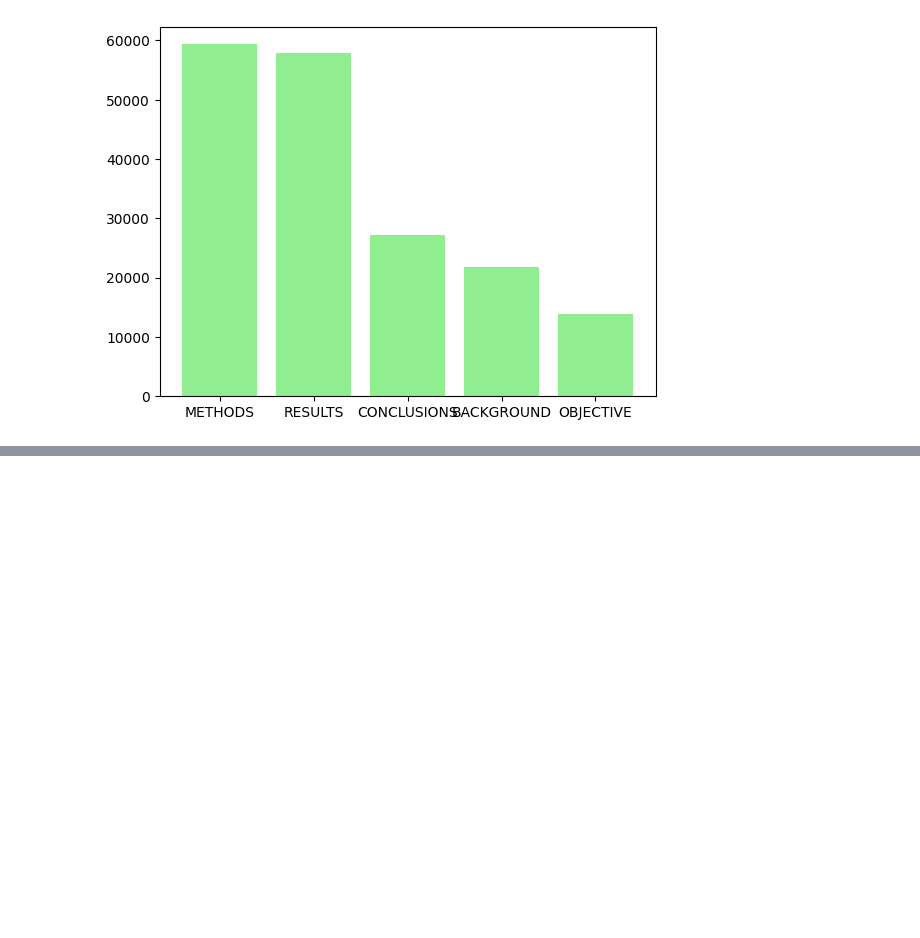
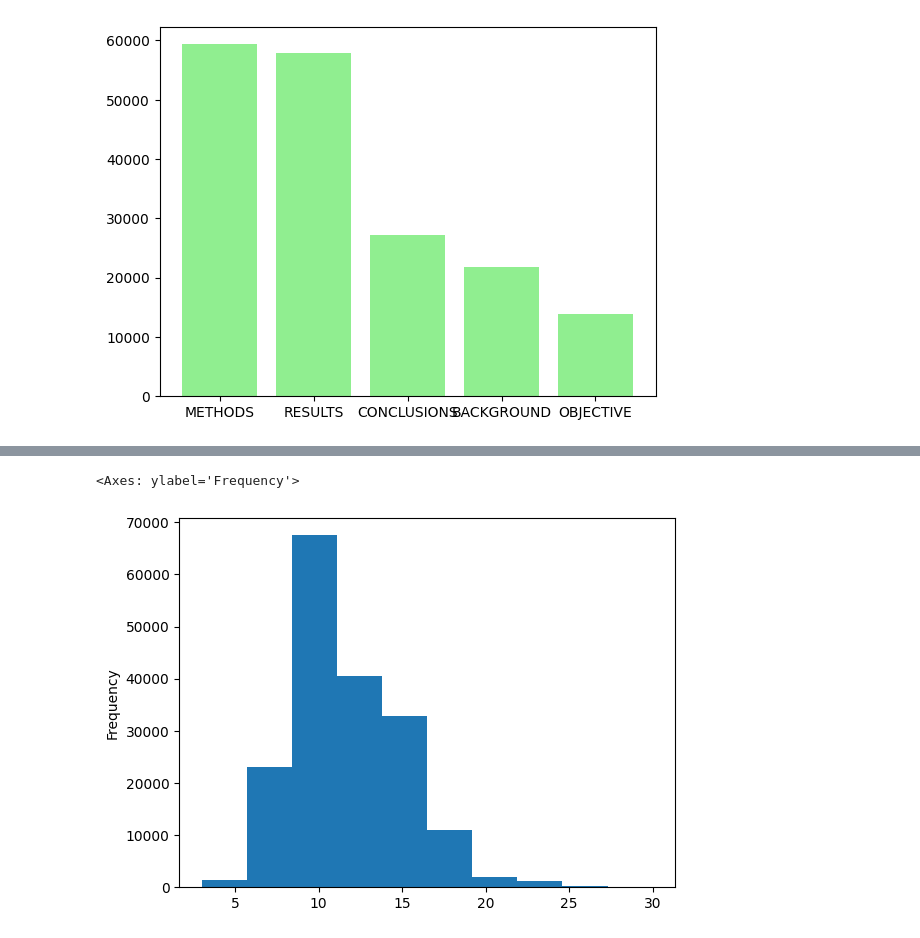
Before and after one commit to mogesTesema/Machine-Learning-Mastery-With-TensorFlow, a Jupyter notebook: NLP/SkimLit milestone project.ipynb, the cells around one changed output, grey strips where cells are left out. Drawn from its saved outputs; the diff is of its cells as text; code cells hidden in the pictures; blank space fills up the shorter version.

Commit message:
Kaggle Notebook | SkimLit milestone project | Version 2| visualize distrbution of data frequency of abstract sentences lenght

```diff
--- a/NLP/SkimLit milestone project.ipynb
+++ b/NLP/SkimLit milestone project.ipynb
@@ -191,0 +189,5 @@ plt.bar(target_values.index,target_values.values,color="lightgreen")
+# %%
+train_data_df.total_lines.plot.hist()
+# %% [output]
+<Axes: ylabel='Frequency'>
+[figure, added]
```
Also changed, not shown: parts of 3 cells of this notebook.
